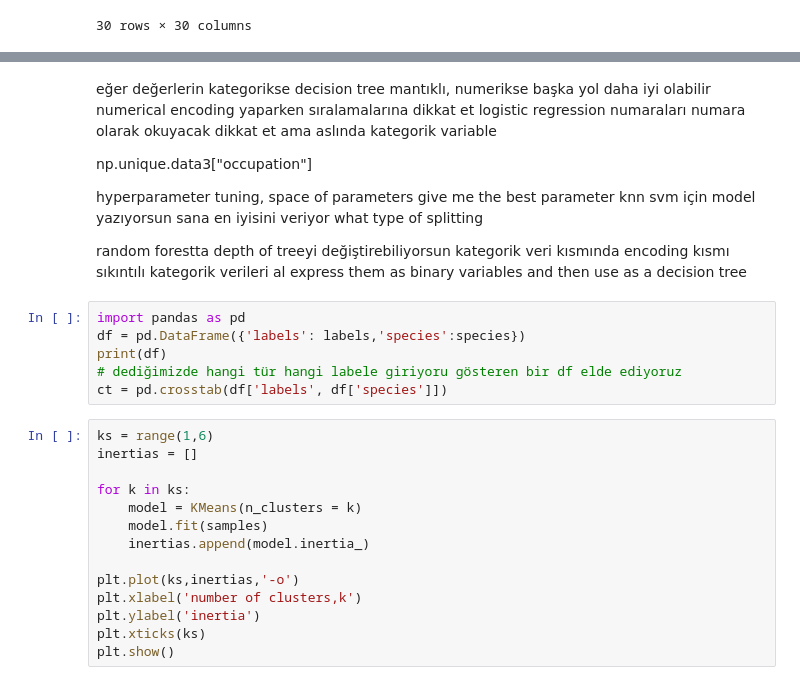
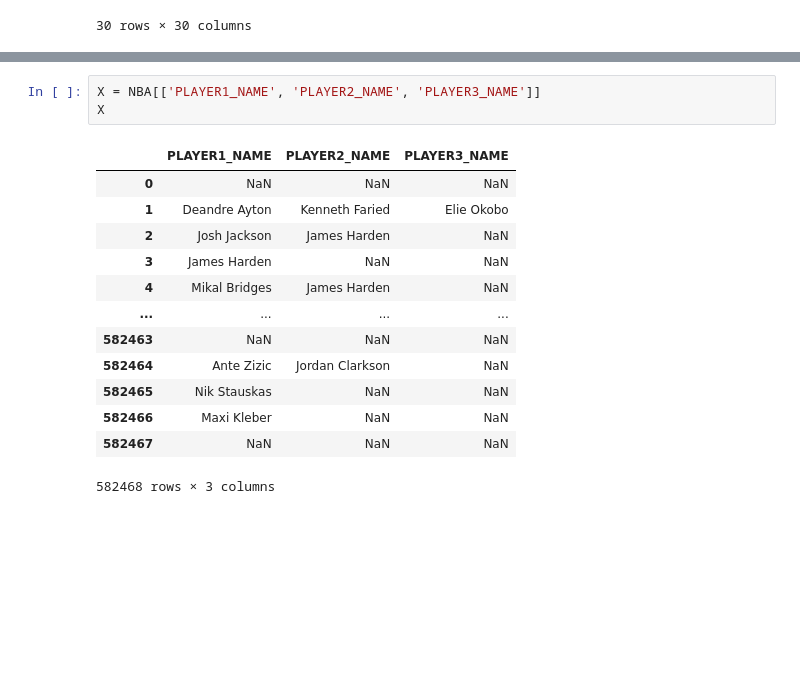
Before and after one commit to duygukaya99/MAT388E--Duygu, a Jupyter notebook: HW3.ipynb, the cells around one changed output, grey strips where cells are left out. Drawn from its saved outputs; the diff is of its cells as text; blank space fills up the shorter version.

```diff
--- a/HW3.ipynb
+++ b/HW3.ipynb
@@ -275,36 +376,19 @@ den = hc.dendrogram(hc.linkage(tmp2, method='single'), orientation='right',label
 # %% [output]
 [figure]
-# %% [markdown]
-eğer değerlerin kategorikse decision tree mantıklı, numerikse başka yol daha iyi olabilir
-numerical encoding yaparken sıralamalarına dikkat et
-logistic regression numaraları numara olarak okuyacak dikkat et ama aslında kategorik variable
-
-np.unique.data3["occupation"]
-
-hyperparameter tuning, space of parameters give me the best parameter knn svm için
-model yazıyorsun sana en iyisini veriyor
-what type of splitting
-
-random forestta depth of treeyi değiştirebiliyorsun
-kategorik veri kısmında encoding kısmı sıkıntılı
-kategorik verileri al express them as binary variables and then use as a decision tree
-# %%
-import pandas as pd
-df = pd.DataFrame({'labels': labels,'species':species})
-print(df)
-# dediğimizde hangi tür hangi labele giriyoru gösteren bir df elde ediyoruz
-ct = pd.crosstab(df['labels', df['species']])
-# %%
-ks = range(1,6)
-inertias = []
-
-for k in ks:
-    model = KMeans(n_clusters = k)
-    model.fit(samples)
-    inertias.append(model.inertia_)
-
-plt.plot(ks,inertias,'-o')
-plt.xlabel('number of clusters,k')
-plt.ylabel('inertia')
-plt.xticks(ks)
-plt.show()
+# %%
+X = NBA[['PLAYER1_NAME', 'PLAYER2_NAME', 'PLAYER3_NAME']]
+X
+# %% [output]
+|  | PLAYER1_NAME | PLAYER2_NAME | PLAYER3_NAME |
+| 0 | NaN | NaN | NaN |
+| 1 | Deandre Ayton | Kenneth Faried | Elie Okobo |
+| 2 | Josh Jackson | James Harden | NaN |
+| 3 | James Harden | NaN | NaN |
+| 4 | Mikal Bridges | James Harden | NaN |
+| ... | ... | ... | ... |
+| 582463 | NaN | NaN | NaN |
+| 582464 | Ante Zizic | Jordan Clarkson | NaN |
+| 582465 | Nik Stauskas | NaN | NaN |
+| 582466 | Maxi Kleber | NaN | NaN |
+| 582467 | NaN | NaN | NaN |
+582468 rows × 3 columns
```
Also changed, not shown: parts of 27 cells of this notebook.
